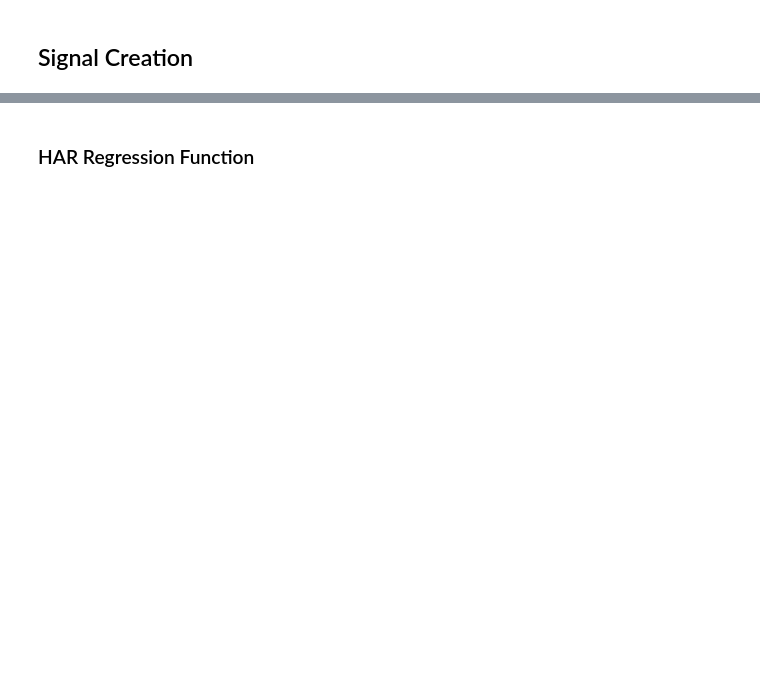
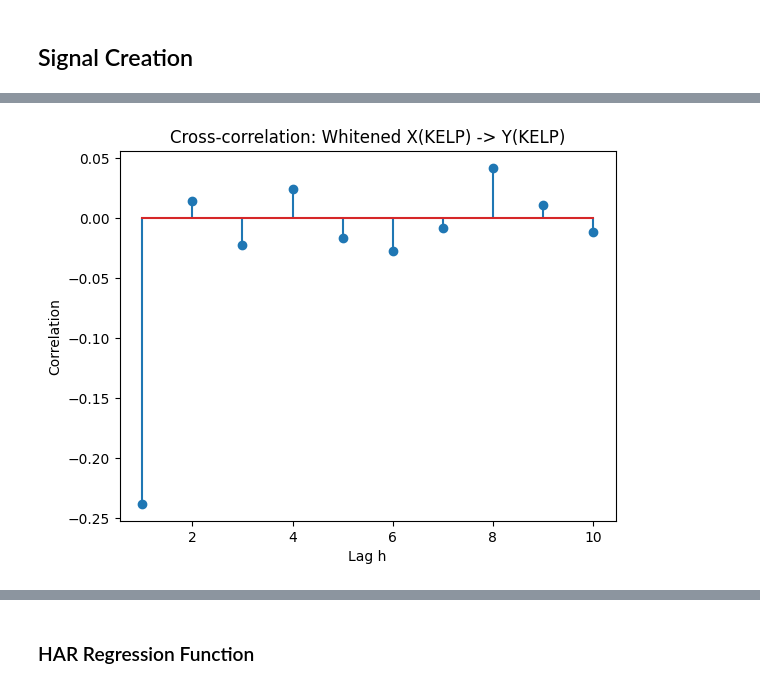
Before and after one commit to Keshav-Shah/IMC-Prosperity-2025-Rice, a Jupyter notebook: model_testing.ipynb, the cells around one changed output, grey strips where cells are left out. Drawn from its saved outputs; the diff is of its cells as text; code cells hidden in the pictures; blank space fills up the shorter version.

```diff
--- a/model_testing.ipynb
+++ b/model_testing.ipynb
@@ -555,11 +542,12 @@ def mse_pnl(merged_df, betas, verbose=False):
 
     return df, mse
 # %%
-def objective(betas, merged_df, verbose=False):
+def objective(betas, df, theo_function, verbose=False):
 
     _, mse_val = mse_pnl(
-        merged_df,
+        df,
         betas,
+        theo_function,
         verbose=verbose
     )
 
@@ -705,0 +797,83 @@ plt.show()
+# %%
+import numpy as np
+import pandas as pd
+import matplotlib.pyplot as plt
+from scipy.stats import pearsonr
+from statsmodels.tsa.arima.model import ARIMA
+
+products = cleaned_theos.keys()
+significant_lags_dict = {}
+
+plot_cross_correlation = True
+
+alpha = 0.05
+
+for product_y in products:
+
+    significant_lags_y = {}
+
+    for product_x in products:
+        print(f"Examining {product_x} Prediction Power On {product_y}")
+
+        # Original x(t) and y(t)
+        x = cleaned_theos[product_x]['return_theo']
+        y = cleaned_theos[product_y]['return_mtm']
+
+        mask_clean = (~pd.isna(y)) & (~pd.isna(x))
+        x = x[mask_clean]
+        y = y[mask_clean]
+
+        # 1) Whiten x: fit an ARIMA(1,0,0) to x and take the residuals.
+        arima_model = ARIMA(x, order=(1, 0, 0))
+        result = arima_model.fit(method_kwargs={'warn_convergence': False})
+        x_resid = result.resid  # Whitened residuals
+
+        # 2) Compute cross-correlation at lags h = 1..10
+        significant_lags = []
+
+        for h in range(1, 11):
+            x_shifted = x_resid.shift(h)
+
+            # alignment mask (drop the NaNs after shifting)
+            valid_mask = (~pd.isna(x_shifted)) & (~pd.isna(y))
+            if valid_mask.sum() > 3:
+                # correlation and p-value
+
+                r, p = pearsonr(x_shifted[valid_mask], y[valid_mask])
+                if p < alpha:
+                    # store (lag, correlation, p-value)
+                    significant_lags.append((h, r, p))
+
+        # 3) (Optional) Plot cross-correlations for all 10 lags
+        if plot_cross_correlation:
+
+            corrs = []
+            lags = range(1, 11)
+            for h in lags:
+                x_shifted = x_resid.shift(h)
+                valid_mask = (~pd.isna(x_shifted)) & (~pd.isna(y))
+                if valid_mask.sum() > 3:
+                    x_vals = x_shifted[valid_mask]
+                    y_vals = y[valid_mask]
+
+                    # Check if x_vals or y_vals are constant
+                    if np.all(x_vals == x_vals.iloc[0]) or np.all(y_vals == y_vals.iloc[0]):
+                        corrs.append(np.nan)  # Skip computation if constant
+                    else:
+                        r, _ = pearsonr(x_vals, y_vals)
+                        corrs.append(r)
+                else:
+                    corrs.append(np.nan)
+
+            plt.stem(lags, corrs)
+            plt.xlabel('Lag h')
+            plt.ylabel('Correlation')
+            plt.title(f"Cross-correlation: Whitened X({product_x}) -> Y({product_y})")
+            plt.show()
+
+        # Only record if we have at least one significant lag
+        if len(significant_lags) > 0:
+            significant_lags_y[product_x] = significant_lags
+
+    significant_lags_dict[product_y] = significant_lags_y
+# %% [output]
@@ -705,0 +881 @@ plt.show()
+[figure, added]
```
Also changed, not shown: parts of 62 cells of this notebook, 1 other file.
